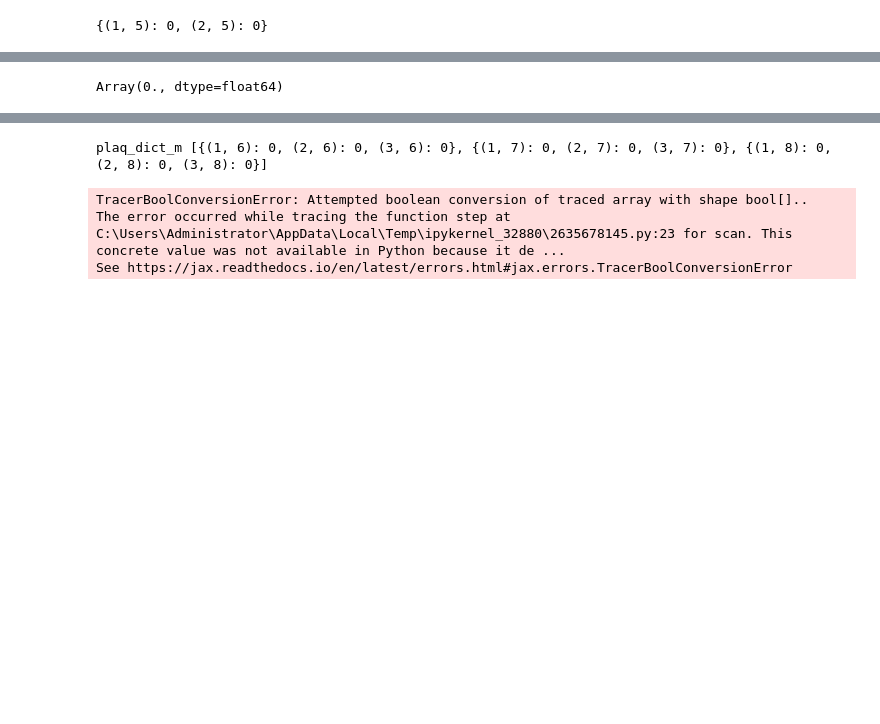
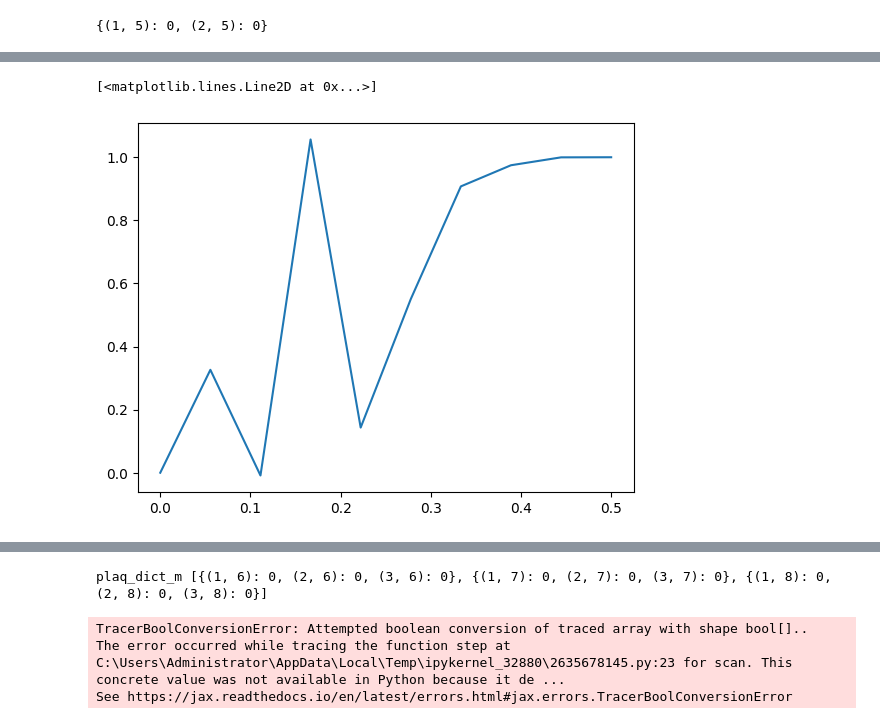
Before and after one commit to xiaotai-yang/mixed-topo, a Jupyter notebook: domain_wall_levin_wen-2.ipynb, the cells around one changed output, grey strips where cells are left out. Cells and saved outputs as stored; diff of their text form; code cells hidden in the pictures; blank space fills up the shorter version.

```diff
--- a/domain_wall_levin_wen-2.ipynb
+++ b/domain_wall_levin_wen-2.ipynb
@@ -659,4 +730,5 @@ Array(2.1, dtype=float64)
-# %%
-jnp.sum(jnp.array(w_ac) + jnp.array(w_bc) - jnp.array(w_abc) - jnp.array(w_b))
-# %% [output]
-Array(0., dtype=float64)
+# %%
+plt.plot(jnp.linspace(0.0, 0.5, 10), (jnp.array(CMI)+jnp.array(CMI_))/2)
+# %% [output]
+[<matplotlib.lines.Line2D at 0x...>]
+[figure, added]
```
Also changed, not shown: parts of 16 cells of this notebook, 1 other file.
